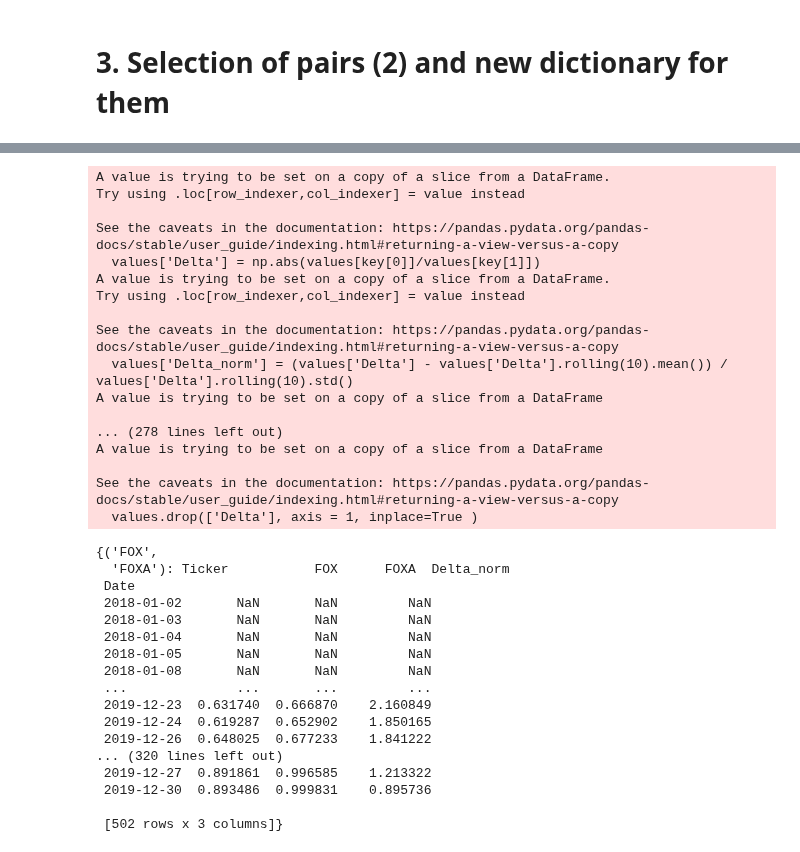
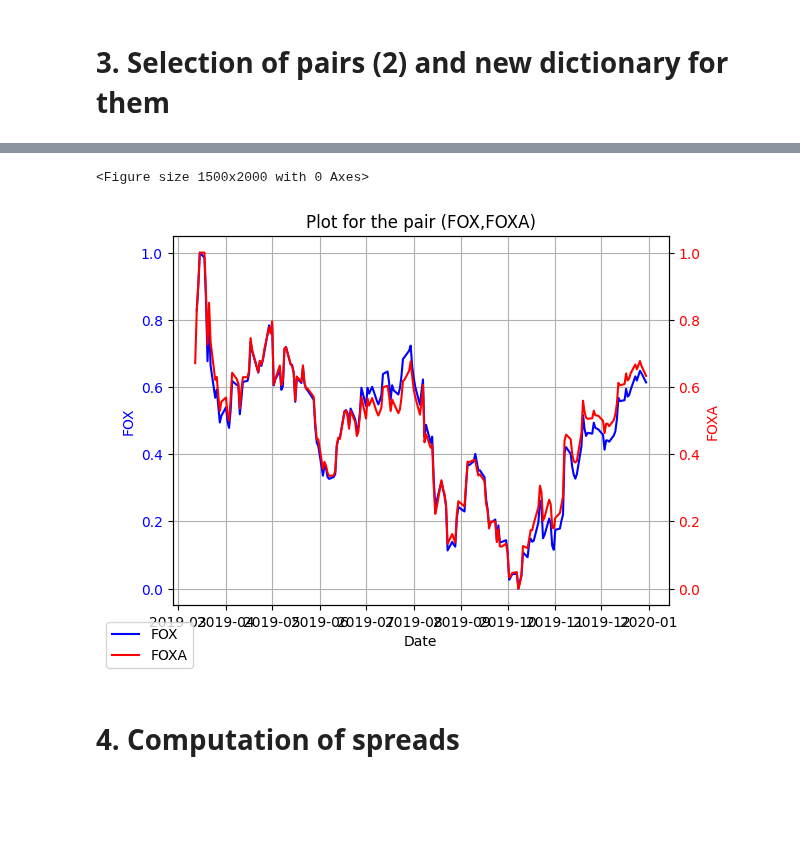
Before and after one commit to Antoinebattini/Pair_trading, a Jupyter notebook: Pair_Trading_Strategy_1.ipynb, the cells around one changed output, grey strips where cells are left out. Saved outputs shown, nothing was run; the diff lists cells and outputs as text; code cells hidden in the pictures; blank space fills up the shorter version.

```diff
--- a/Pair_Trading_Strategy_1.ipynb
+++ b/Pair_Trading_Strategy_1.ipynb
@@ -107,46 +133,12 @@ for sector in sector_list:
+# %%
+plots.pair_historic(dataframes_dictionnary_norm,('FOX','FOXA'))
+# %% [output]
+<Figure size 1500x2000 with 0 Axes>
+[figure, added]
+# %% [markdown]
+# 4. Computation of spreads
 # %%
 from Spread import Spread
-# %%
-compute_spread = Spread(dataframes_dictionnary_norm)
-x = compute_spread.dollar_neutral_spread()
-# %% [output]
-A value is trying to be set on a copy of a slice from a DataFrame.
-Try using .loc[row_indexer,col_indexer] = value instead
-
-See the caveats in the documentation: https://pandas.pydata.org/pandas-docs/stable/user_guide/indexing.html#returning-a-view-versus-a-copy
-  values['Delta'] = np.abs(values[key[0]]/values[key[1]])
-A value is trying to be set on a copy of a slice from a DataFrame.
-Try using .loc[row_indexer,col_indexer] = value instead
-
-See the caveats in the documentation: https://pandas.pydata.org/pandas-docs/stable/user_guide/indexing.html#returning-a-view-versus-a-copy
-  values['Delta_norm'] = (values['Delta'] - values['Delta'].rolling(10).mean()) / values['Delta'].rolling(10).std()
-A value is trying to be set on a copy of a slice from a DataFrame
-
-... (278 lines left out)
-A value is trying to be set on a copy of a slice from a DataFrame
-
-See the caveats in the documentation: https://pandas.pydata.org/pandas-docs/stable/user_guide/indexing.html#returning-a-view-versus-a-copy
-  values.drop(['Delta'], axis = 1, inplace=True )
-# %%
-x
-# %% [output]
-{('FOX',
-  'FOXA'): Ticker           FOX      FOXA  Delta_norm
- Date
- 2018-01-02       NaN       NaN         NaN
- 2018-01-03       NaN       NaN         NaN
- 2018-01-04       NaN       NaN         NaN
- 2018-01-05       NaN       NaN         NaN
- 2018-01-08       NaN       NaN         NaN
- ...              ...       ...         ...
- 2019-12-23  0.631740  0.666870    2.160849
- 2019-12-24  0.619287  0.652902    1.850165
- 2019-12-26  0.648025  0.677233    1.841222
-... (320 lines left out)
- 2019-12-27  0.891861  0.996585    1.213322
- 2019-12-30  0.893486  0.999831    0.895736
-
- [502 rows x 3 columns]}
 # %%
 for key,values in dataframes_dictionnary_norm.items():
     values['Delta'] = np.abs(values[key[0]] - values[key[1]])
```
Also changed, not shown: parts of 14 cells of this notebook, 4 other files.
